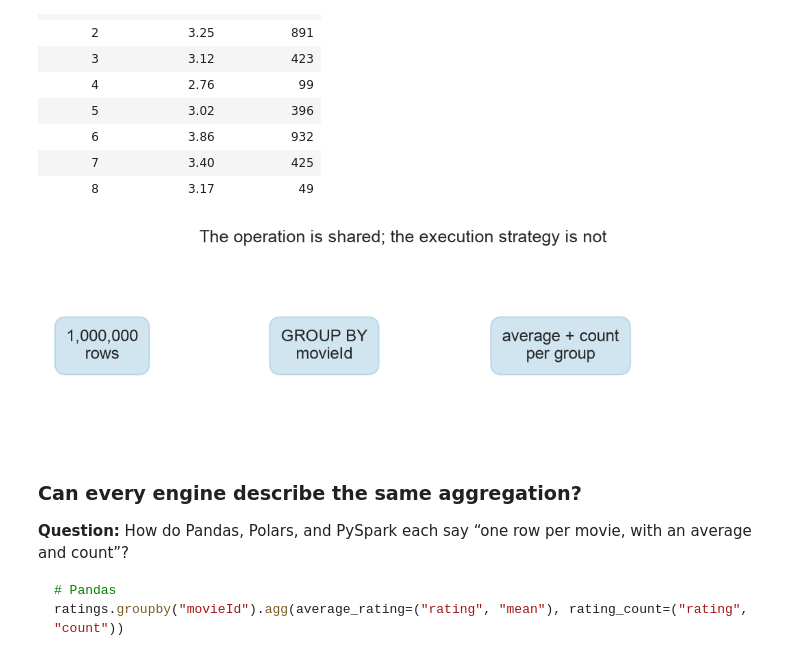
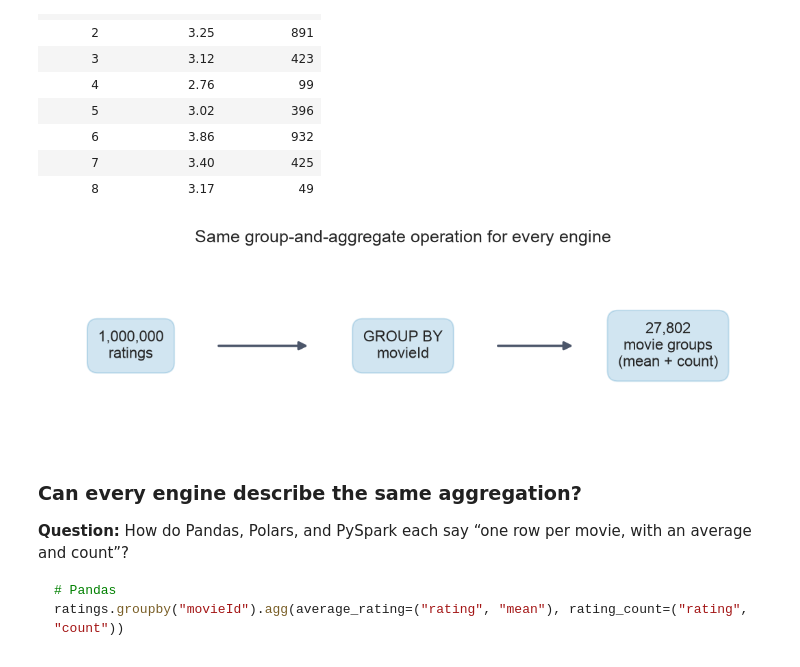
Before and after one commit to Kedar-V/data-processing-frameworks-demo, a Jupyter notebook: notebooks/movielens_dataframe_engines_simple.ipynb, the cells around one changed output. Cells and saved outputs as stored; diff of their text form; code cells hidden in the pictures.

Commit message:
improve benchmark and aggregation visuals
Make runtime units easier to read and clarify the group-and-aggregate flow.

Co-authored-by: Cursor <cursoragent@cursor.com>

```diff
--- a/notebooks/movielens_dataframe_engines_simple.ipynb
+++ b/notebooks/movielens_dataframe_engines_simple.ipynb
@@ -255,35 +255,50 @@ One million input rows became 27,802 movie groups.
 # %%
 fig, ax = plt.subplots(figsize=(11, 3.5))
 ax.axis("off")
+
+for start, end in [(0.24, 0.37), (0.63, 0.74)]:
+    ax.annotate(
+        "",
+        xy=(end, 0.5),
+        xytext=(start, 0.5),
+        xycoords="axes fraction",
+        arrowprops=dict(
+            arrowstyle="-|>",
+            color="#4C566A",
+            lw=2.5,
+            mutation_scale=18,
+        ),
+        zorder=1,
+    )
+
 steps = [
-    (0.08, "1,000,000\nrows"),
-    (0.39, "GROUP BY\nmovieId"),
-    (0.72, "average + count\nper group"),
+    (0.12, f"{len(ratings):,}\nratings"),
+    (0.50, "GROUP BY\nmovieId"),
+    (0.87, f"{len(movie_stats):,}\nmovie groups\n(mean + count)"),
 ]
 for x, label in steps:
     ax.text(
         x,
         0.5,
         label,
+        transform=ax.transAxes,
         ha="center",
         va="center",
-        fontsize=17,
+        fontsize=16,
+        zorder=2,
         bbox=dict(
             boxstyle="round,pad=.7",
             facecolor=palette[0],
             alpha=0.18,
             edgecolor=palette[0],
         ),
     )
-for start, end in [(0.18, 0.29), (0.51, 0.62)]:
-    ax.annotate(
-        "", xy=(end, 0.5), xytext=(start, 0.5), arrowprops=dict(arrowstyle="->", lw=2)
-    )
-ax.set_title("The operation is shared; the execution strategy is not", pad=18)
+
+ax.set_title("Same group-and-aggregate operation for every engine", pad=18)
 plt.tight_layout()
 plt.show()
 # %% [output]
-[figure, old version]
+[figure, new version]
 # %% [markdown]
 ### Can every engine describe the same aggregation?
 
```
Also changed, not shown: parts of 2 cells of this notebook.
